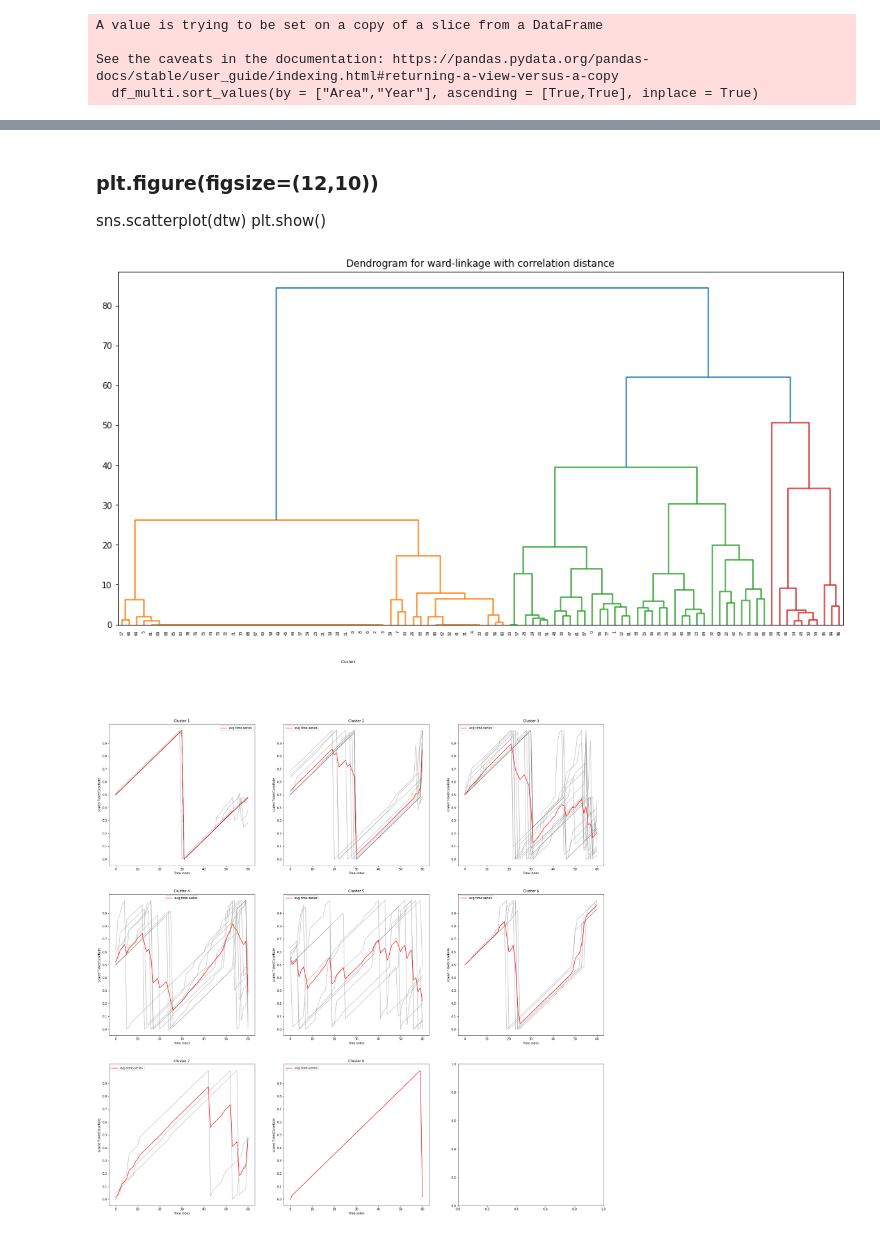
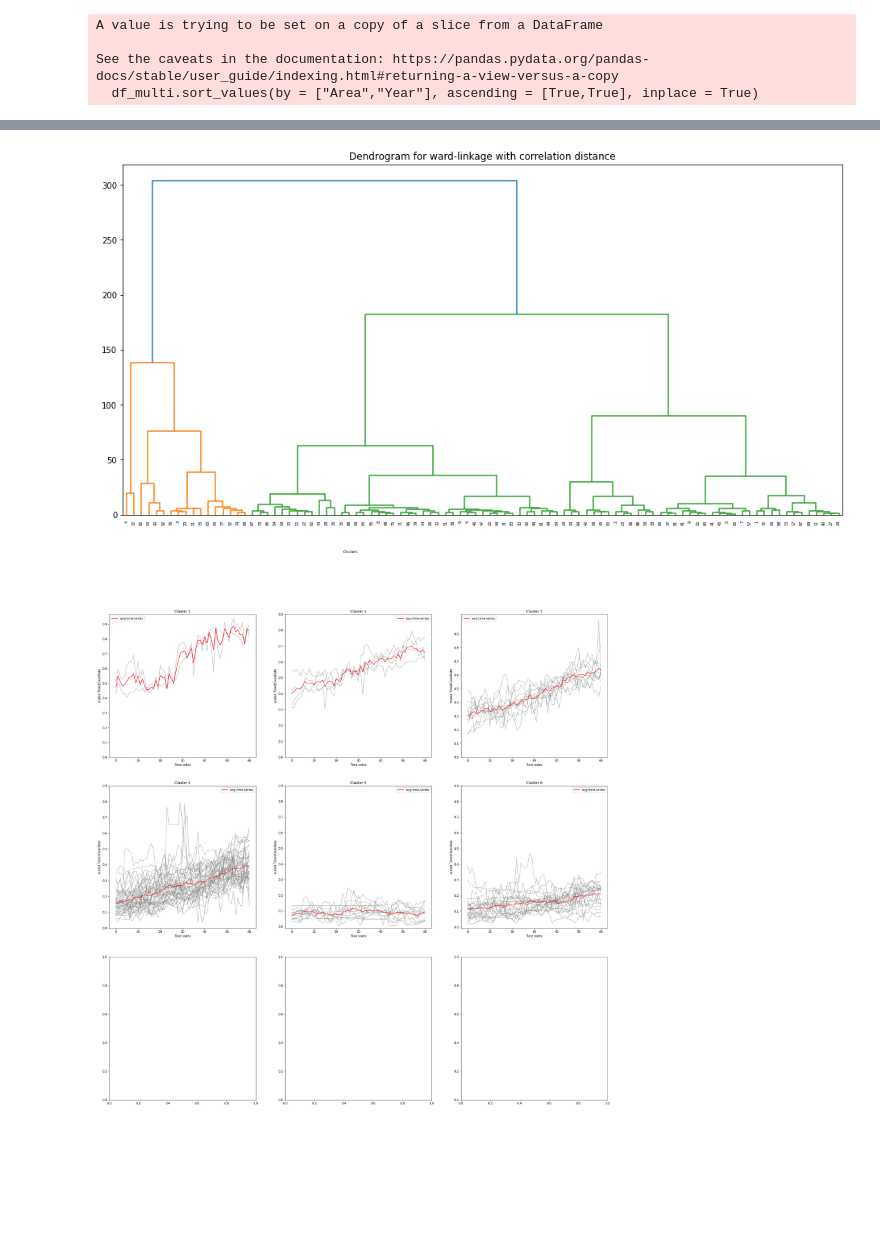
Before and after one commit to william-b-mr/agritech-project, a Jupyter notebook: code/agritech.ipynb, the cells around one changed output, grey strips where cells are left out. Drawn from its saved outputs; the diff is of its cells as text; code cells hidden in the pictures; blank space fills up the shorter version.

```diff
--- a/code/agritech.ipynb
+++ b/code/agritech.ipynb
@@ -376,12 +376,12 @@ def minmax_ts_transform(df_multi):
     dict_scaled = dict()
     i = 0
     scaler = MinMaxScaler()
-    temp = df_multi[['Year']]
-    mmax = scaler.fit(df_multi[['Year']])
+    temp = df_multi[['Value']]
+    mmax = scaler.fit(df_multi[['Value']])
 
     for area in areas:
 
-        temp2 = df_multi[df_multi.Area == area][['Year']]
+        temp2 = df_multi[df_multi.Area == area][['Value']]
         temp3 = mmax.transform(temp2)
         scaled_series.append(temp3.reshape(len(temp2)))
         dict_scaled[area] = scaled_series[i]
@@ -472,7 +452,3 @@ pd.DataFrame(dtw)
-# %% [markdown]
-### plt.figure(figsize=(12,10))
-sns.scatterplot(dtw)
-plt.show()
 # %%
 full_areas = list(df_filled.Area.unique())
 ts_all = [ts[area] for area in full_areas]
@@ -537,12 +513,12 @@ def visualize_clusters(cluster_count, list_labels, data):
 # %%
 link_matrix = hierar_cluster(dtw, method='ward')
 # %% [output]
-[figure, old version]
+[figure, new version]
 # %%
-labels = fcluster(link_matrix, 8, criterion='maxclust')
+labels = fcluster(link_matrix, 6, criterion='maxclust')
 # %%
 import math
 # %%
-b, a = visualize_clusters(8, labels, ts_all)
+b, a = visualize_clusters(6, labels, ts_all)
 # %% [output]
-[figure, old version]
+[figure, new version]
```
Also changed, not shown: parts of 5 cells of this notebook.
